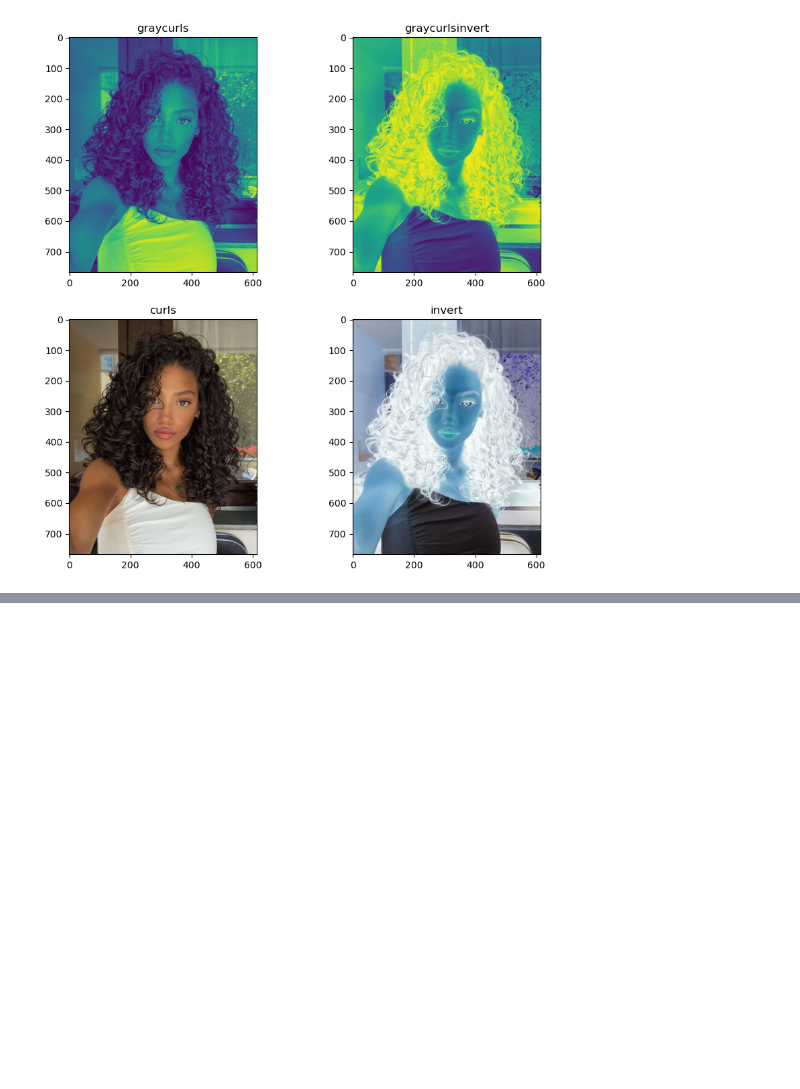
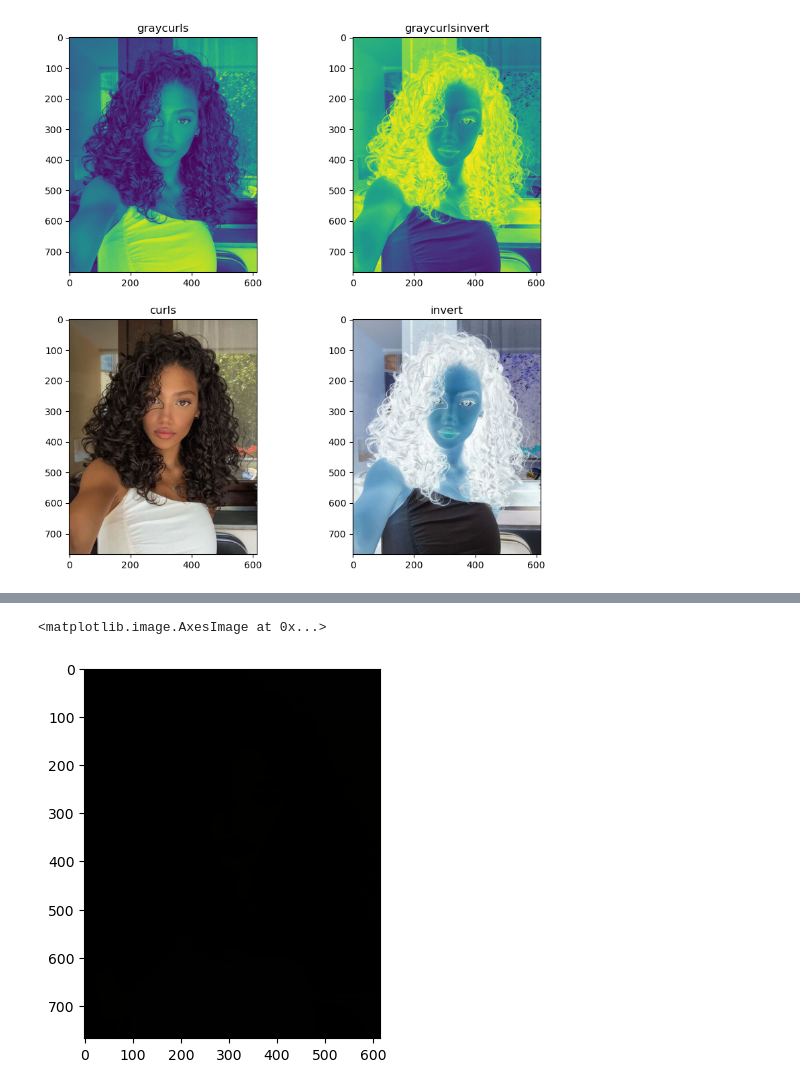
Before and after one commit to MimoHasPurpose/Exploration, a Jupyter notebook: seaborn/research/imageProcessing.ipynb, the cells around one changed output, grey strips where cells are left out. Drawn from its saved outputs; the diff is of its cells as text; code cells hidden in the pictures; blank space fills up the shorter version.

Commit message:
worked on some filters

```diff
--- a/seaborn/research/imageProcessing.ipynb
+++ b/seaborn/research/imageProcessing.ipynb
@@ -85,0 +108,9 @@ plt.show()
+# %%
+#applying hysteresis thresholding.
+image = np.array([1, 2, 3, 2, 1, 2, 1, 3, 2])
+hyster_curls=ski.filters.apply_hysteresis_threshold(curls, 100, 250).astype(int)
+# %%
+plt.imshow(hyster_curls)
+# %% [output]
+<matplotlib.image.AxesImage at 0x...>
+[figure, added]
```
Also changed, not shown: parts of 10 cells of this notebook.
